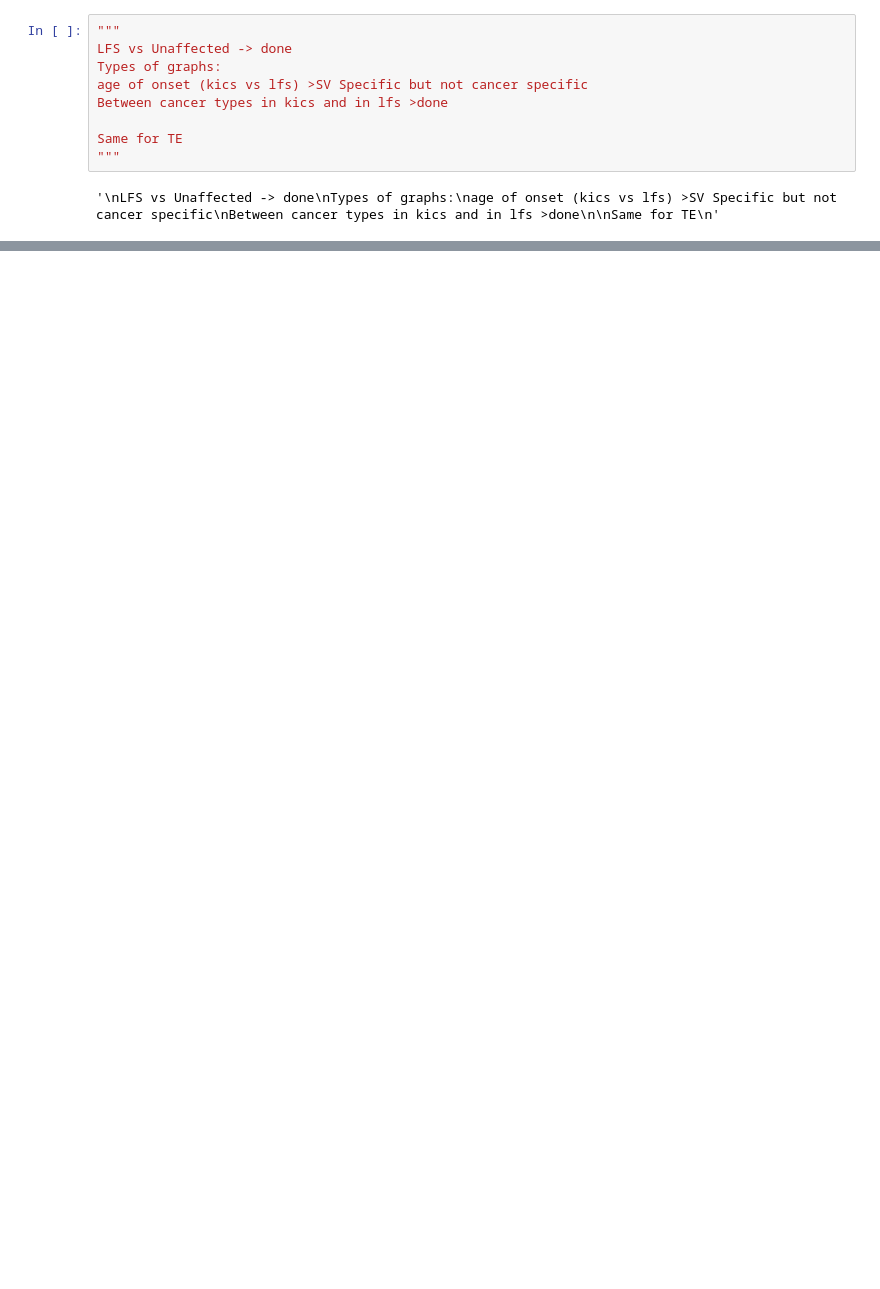
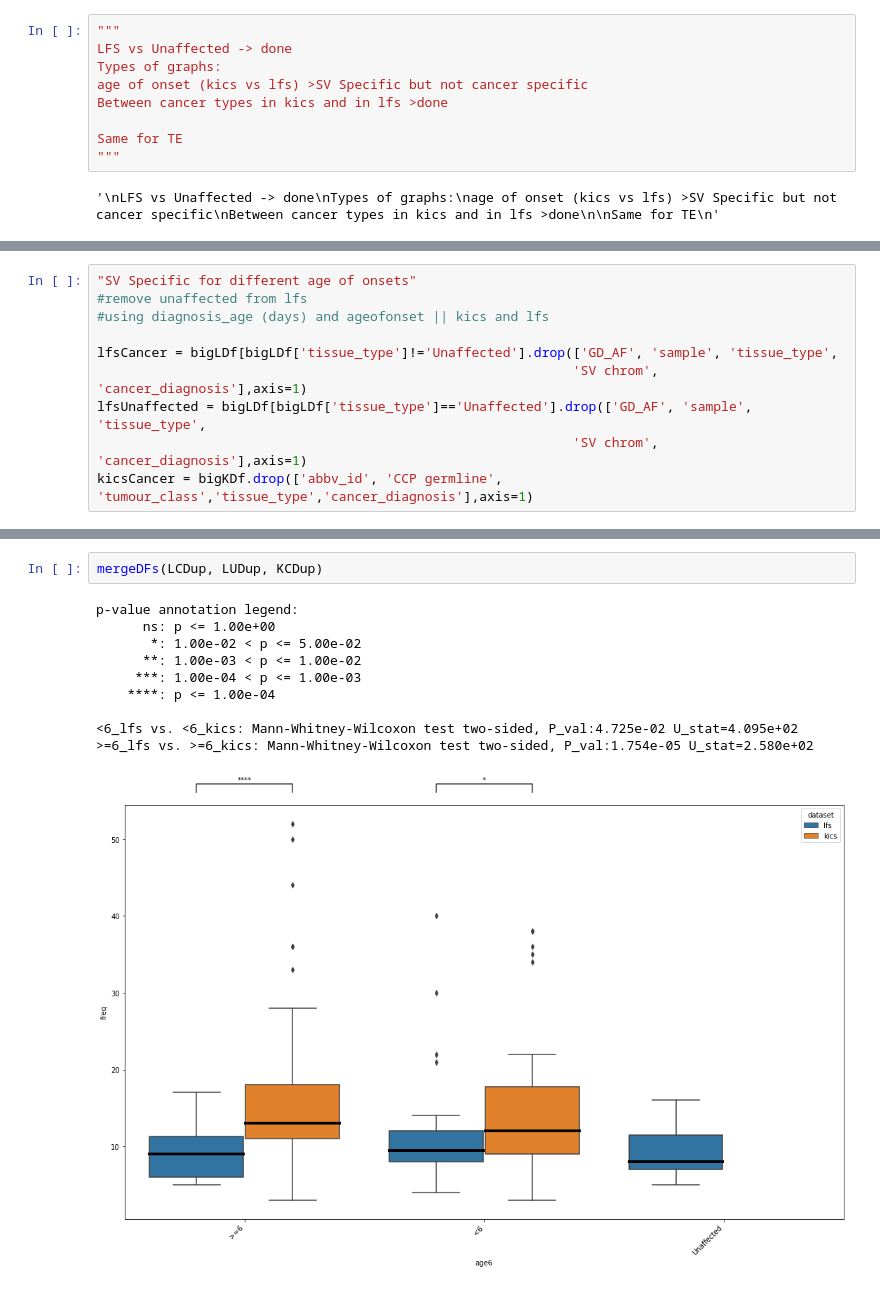
Before and after one commit to vsubasri/Transposable-Elements, a Jupyter notebook: Analysis/Cancer Graphs.ipynb, the cells around one changed output, grey strips where cells are left out. Drawn from its saved outputs; the diff is of its cells as text; blank space fills up the shorter version.

```diff
--- a/Analysis/Cancer Graphs.ipynb
+++ b/Analysis/Cancer Graphs.ipynb
@@ -902,0 +862,10 @@ print(bigLDf)
+# %%
+"SV Specific for different age of onsets"
+#remove unaffected from lfs
+#using diagnosis_age (days) and ageofonset || kics and lfs
+
+lfsCancer = bigLDf[bigLDf['tissue_type']!='Unaffected'].drop(['GD_AF', 'sample', 'tissue_type',
+                                                             'SV chrom', 'cancer_diagnosis'],axis=1)
+lfsUnaffected = bigLDf[bigLDf['tissue_type']=='Unaffected'].drop(['GD_AF', 'sample', 'tissue_type',
+                                                             'SV chrom', 'cancer_diagnosis'],axis=1)
+kicsCancer = bigKDf.drop(['abbv_id', 'CCP germline', 'tumour_class','tissue_type','cancer_diagnosis'],axis=1)
@@ -902,0 +939,13 @@ print(bigLDf)
+# %%
+mergeDFs(LCDup, LUDup, KCDup)
+# %% [output]
+p-value annotation legend:
+      ns: p <= 1.00e+00
+       *: 1.00e-02 < p <= 5.00e-02
+      **: 1.00e-03 < p <= 1.00e-02
+     ***: 1.00e-04 < p <= 1.00e-03
+    ****: p <= 1.00e-04
+
+<6_lfs vs. <6_kics: Mann-Whitney-Wilcoxon test two-sided, P_val:4.725e-02 U_stat=4.095e+02
+>=6_lfs vs. >=6_kics: Mann-Whitney-Wilcoxon test two-sided, P_val:1.754e-05 U_stat=2.580e+02
+[figure, added]
```
Also changed, not shown: parts of 61 cells of this notebook, 1 other file.
